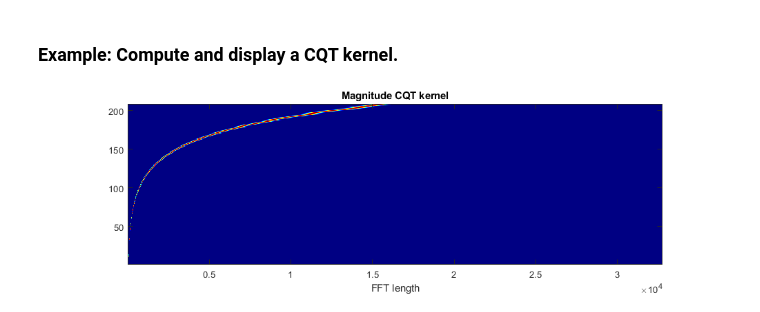
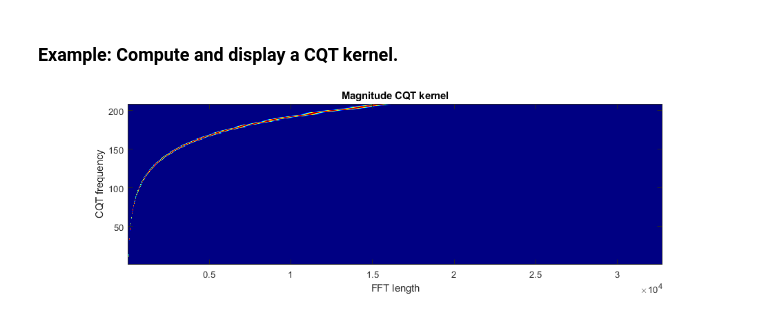
Before and after one commit to zafarrafii/Zaf-Matlab, a Jupyter notebook: examples.ipynb, the cells around one changed output. Drawn from its saved outputs; the diff is of its cells as text; code cells hidden in the pictures.

```diff
--- a/examples.ipynb
+++ b/examples.ipynb
@@ -170,22 +170,22 @@ Output:
 # %%
 %plot -s 1000,300
 
 % Set the parameters for the CQT kernel
 sampling_frequency = 44100;
 frequency_resolution = 2;
 minimum_frequency = 55;
 maximum_frequency = sampling_frequency/2;
 
 % Compute the CQT kernel
 cqt_kernel = zaf.cqtkernel(sampling_frequency,frequency_resolution,minimum_frequency,maximum_frequency);
 
 % Display the magnitude CQT kernel
 figure
 imagesc(abs(cqt_kernel))
 axis xy
 colormap(jet)
 title('Magnitude CQT kernel')
 xlabel('FFT length')
-% ylabel('CQT frequency')
+ylabel('CQT frequency')
 # %% [output]
-[figure, old version]
+[figure, new version]
```
Also changed, not shown: parts of 6 cells of this notebook, 4 other files.
